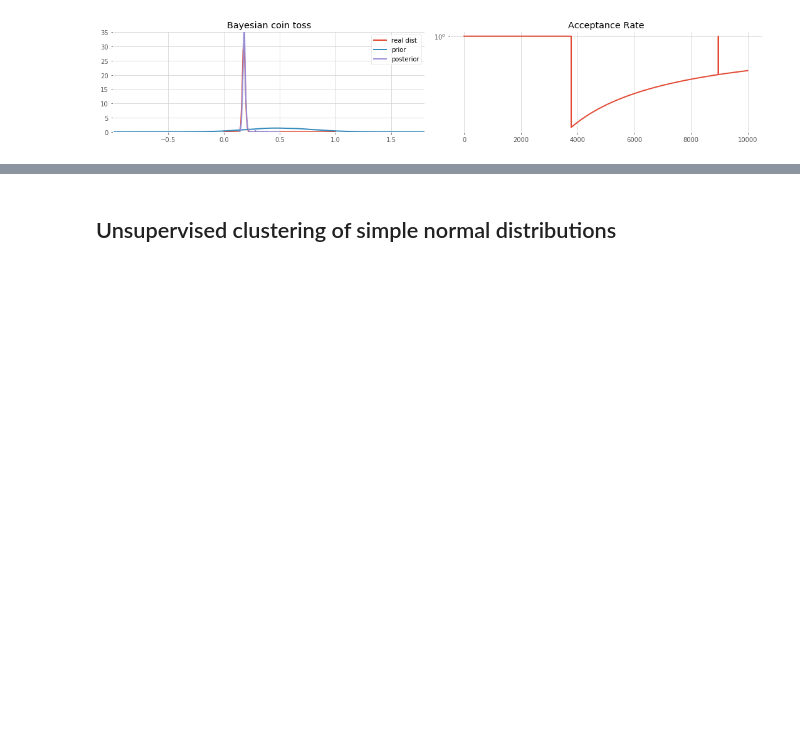
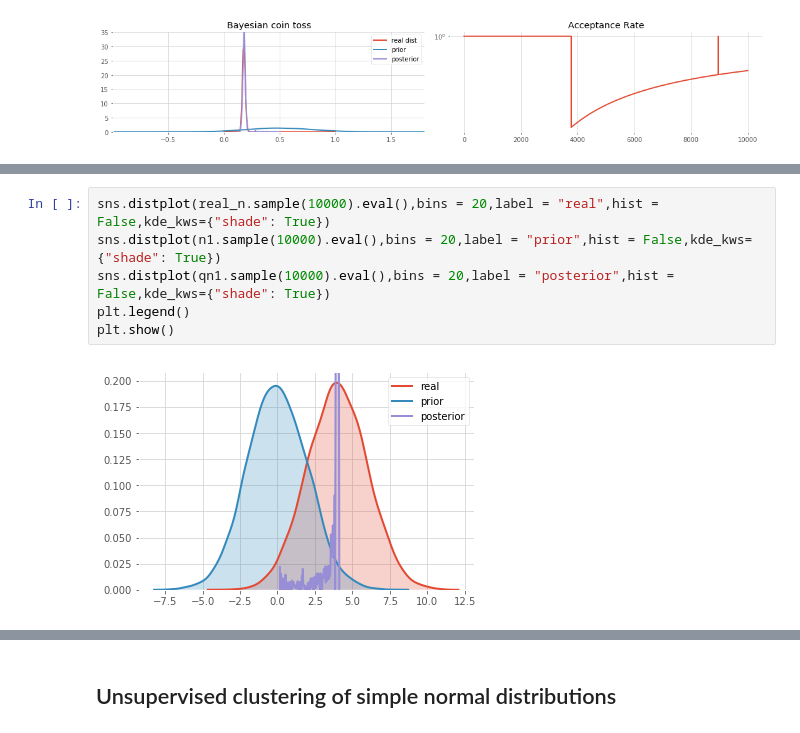
Before and after one commit to TheoLvs/probabilistic-programming, a Jupyter notebook: 1. Experiments/0. Baseyian methods for hackers - notes.ipynb, the cells around one changed output, grey strips where cells are left out. Cells and saved outputs as stored; diff of their text form; blank space fills up the shorter version.

```diff
--- a/1. Experiments/0. Baseyian methods for hackers - notes.ipynb
+++ b/1. Experiments/0. Baseyian methods for hackers - notes.ipynb
@@ -282,0 +341,8 @@ bayesian_coin_toss_mcmc(size = 1000,prior = Normal(loc = 0.5,scale = 0.3))
+# %%
+sns.distplot(real_n.sample(10000).eval(),bins = 20,label = "real",hist = False,kde_kws={"shade": True})
+sns.distplot(n1.sample(10000).eval(),bins = 20,label = "prior",hist = False,kde_kws={"shade": True})
+sns.distplot(qn1.sample(10000).eval(),bins = 20,label = "posterior",hist = False,kde_kws={"shade": True})
+plt.legend()
+plt.show()
+# %% [output]
+[figure, added]
```
Also changed, not shown: parts of 25 cells of this notebook, 1 other file.
